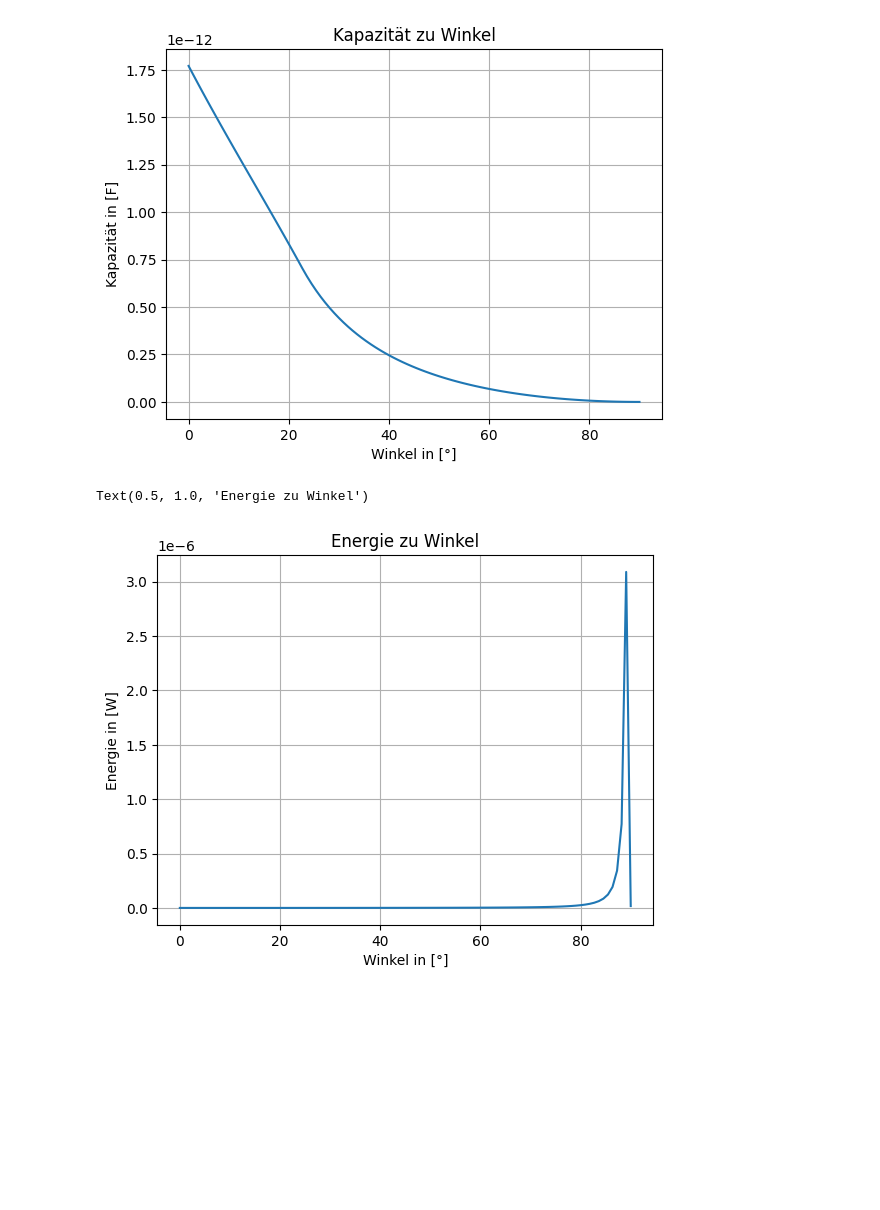
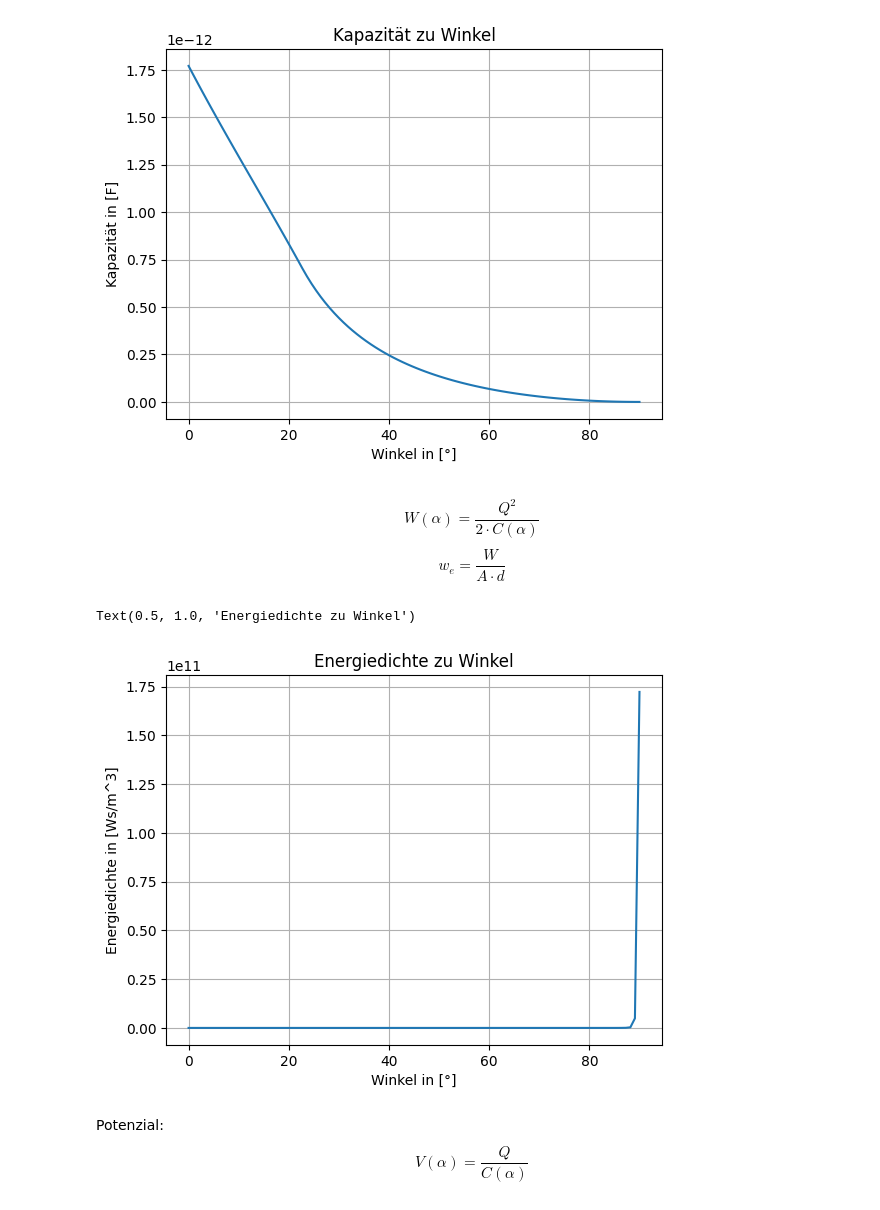
Before and after one commit to HansPeter21/COP_Elektrostatik, a Jupyter notebook: Projekt_ES_Albertin_Schegg.ipynb, the cells around one changed output. Saved outputs shown, nothing was run; the diff lists cells and outputs as text; code cells hidden in the pictures; blank space fills up the shorter version.

```diff
--- a/Projekt_ES_Albertin_Schegg.ipynb
+++ b/Projekt_ES_Albertin_Schegg.ipynb
@@ -119,18 +122,26 @@ plt.title("Kapazität zu Winkel")
 # %% [output]
 Text(0.5, 1.0, 'Kapazität zu Winkel')
 [figure]
+# %% [markdown]
+$$ W(\alpha) = \frac{Q^2}{2 \cdot C(\alpha)} $$
+$$ w_e = \frac{W}{A \cdot d}$$
 # %%
 C = np.where(C == 0, 10**(-14), C)
+A = np.where(A == 0,10**(-14),A)
 # %%
-W = 1/2*Q**2/C # Energie in [W]
-plt.plot(alpha[0,:],W[0,:])
+W = 1/2*Q**2/C # Energie in [Ws]
+we = W/(A*d) # Energiedichte in [W/m^3]
+plt.plot(alpha[0,:],we[0,:])
 plt.grid()
-plt.ylabel("Energie in [W]")
+plt.ylabel("Energiedichte in [Ws/m^3]")
 plt.xlabel("Winkel in [°]")
-plt.title("Energie zu Winkel")
+plt.title("Energiedichte zu Winkel")
 # %% [output]
-Text(0.5, 1.0, 'Energie zu Winkel')
+Text(0.5, 1.0, 'Energiedichte zu Winkel')
-[figure, old version]
+[figure, new version]
+# %% [markdown]
+Potenzial:
+$$ V(\alpha) = \frac{Q}{C(\alpha)} $$
 # %%
 Phi = Q/C
 plt.plot(alpha[0,:],Phi[0,:])
```
Also changed, not shown: parts of 2 cells of this notebook.
